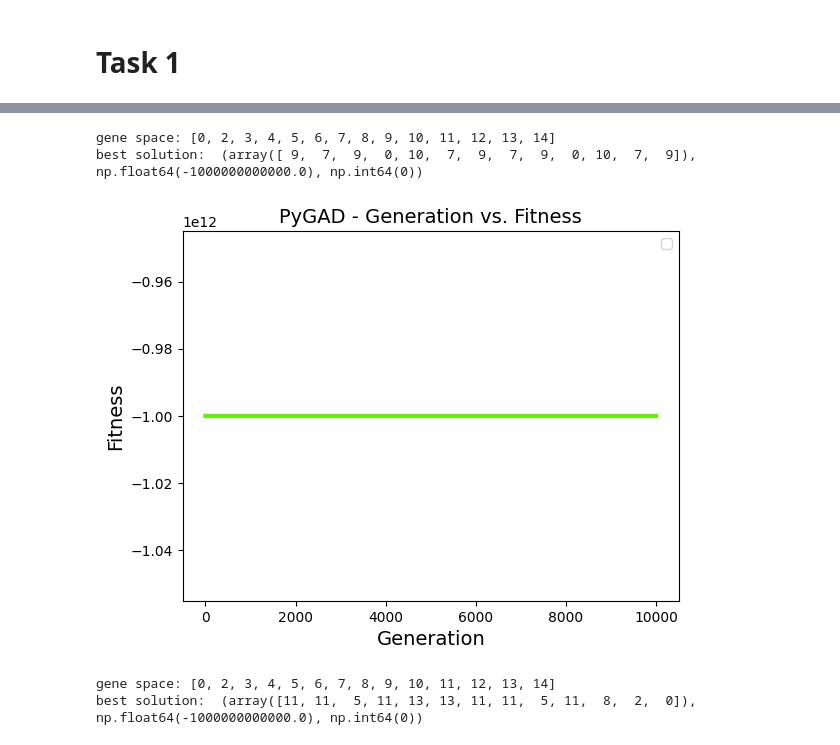
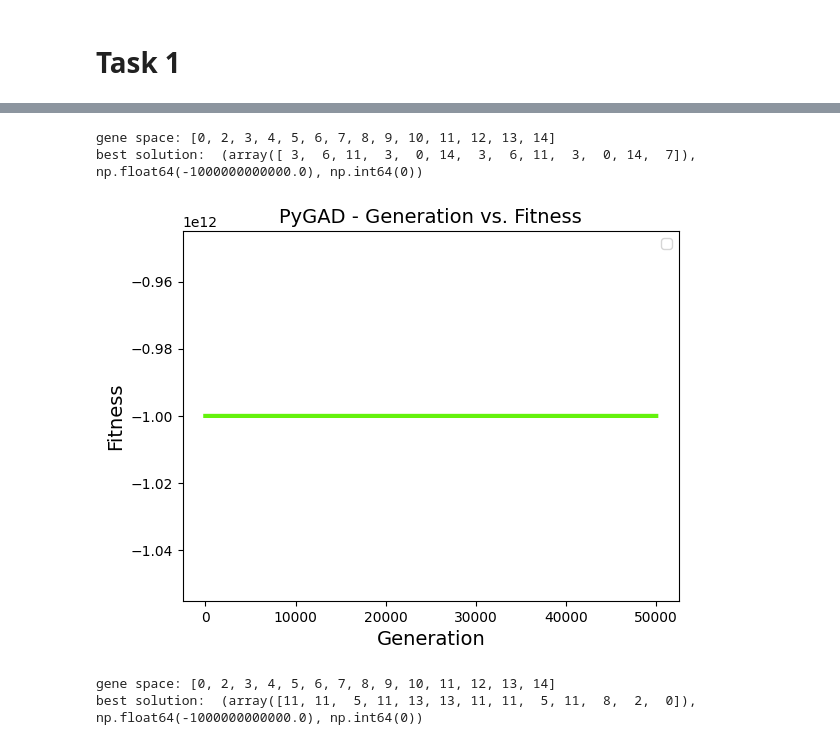
Before and after one commit to Favstina/IntelligentSystems-Assigment_1, a Jupyter notebook: Task1/GA1.ipynb, the cells around one changed output, grey strips where cells are left out. Cells and saved outputs as stored; diff of their text form; code cells hidden in the pictures.

```diff
--- a/Task1/GA1.ipynb
+++ b/Task1/GA1.ipynb
@@ -5,14 +5,18 @@ import pygad
 import pandas as pd
 import matplotlib.pyplot as plt
 import os
+# %%
+def read_graph(path):
+    with open(path) as f: n = int(f.readline())
+    print(n)
+    graph = pd.read_csv(path, sep=" ", skiprows=1, names=["A", "B", "w"])
+    print(graph)
+    return n, graph
 # %%
 # choose graph
 path = "../graphs/g8.txt"
 
-with open(path) as f: n = int(f.readline())
-graph = pd.read_csv(path, sep=" ", skiprows=1, names=["A", "B", "w"])
-print(n)
-print(graph)
+n, graph = read_graph(path)
 
 # choose start and end paramethers
 start = 1
@@ -89,14 +94,14 @@ def genetic_algo_task1(number_generations, number_parents_mating, solutions_per_
   return abs(ga_instance.best_solution()[1])
 # %%
 fitness = genetic_algo_task1(
-        number_generations=10000,
-        number_parents_mating=10,
-        solutions_per_pop=100
+        number_generations=50000,
+        number_parents_mating=5,
+        solutions_per_pop=500
     )
 # %% [output]
 gene space: [0, 2, 3, 4, 5, 6, 7, 8, 9, 10, 11, 12, 13, 14]
-best solution:  (array([ 9,  7,  9,  0, 10,  7,  9,  7,  9,  0, 10,  7,  9]), np.float64(-1000000000000.0), np.int64(0))
+best solution:  (array([ 3,  6, 11,  3,  0, 14,  3,  6, 11,  3,  0, 14,  7]), np.float64(-1000000000000.0), np.int64(0))
-[figure, old version]
+[figure, new version]
 # %%
 # shrani rezultat v .csv dolocen v path
 # stolpci so stevilo generacij
```
Also changed, not shown: parts of 1 cell of this notebook, 2 other files.
